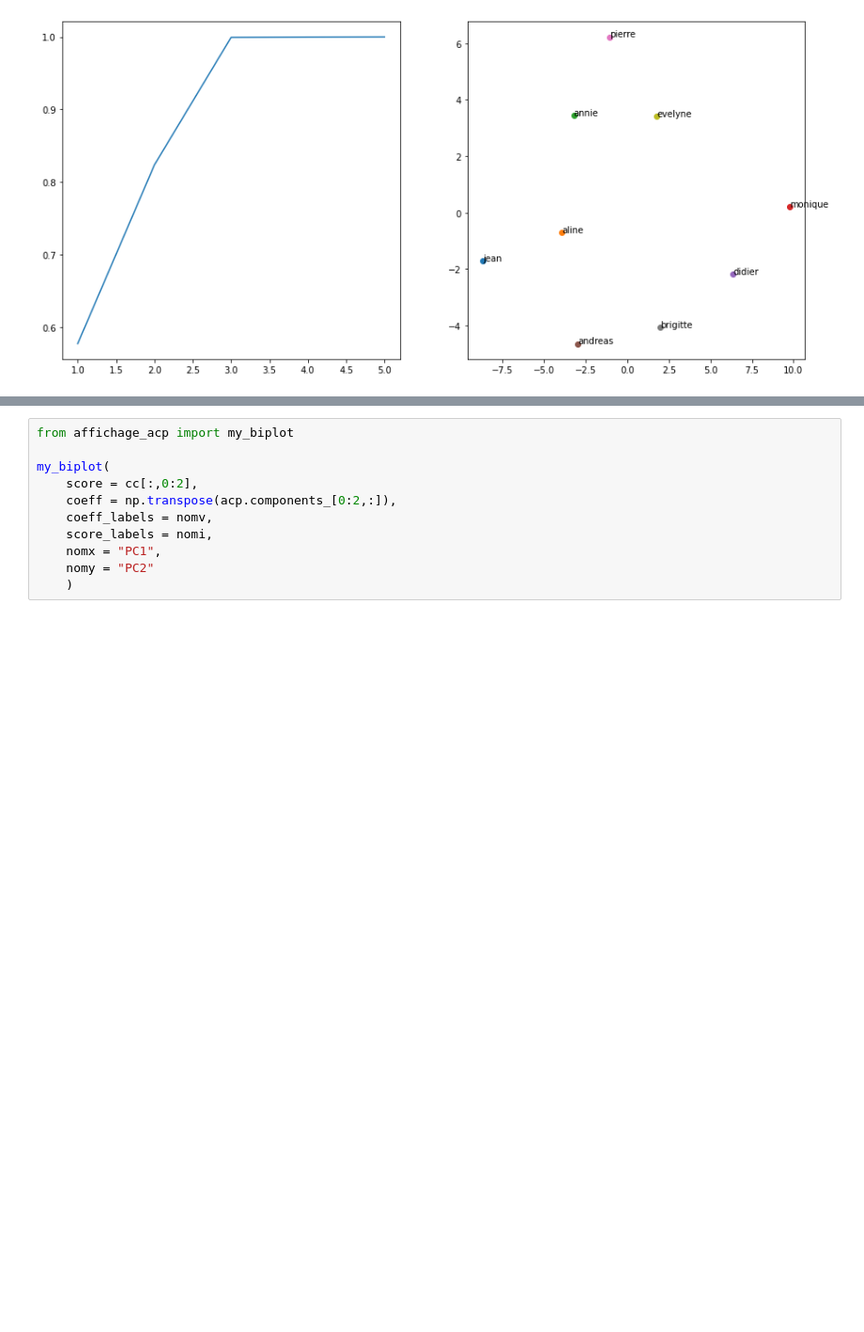
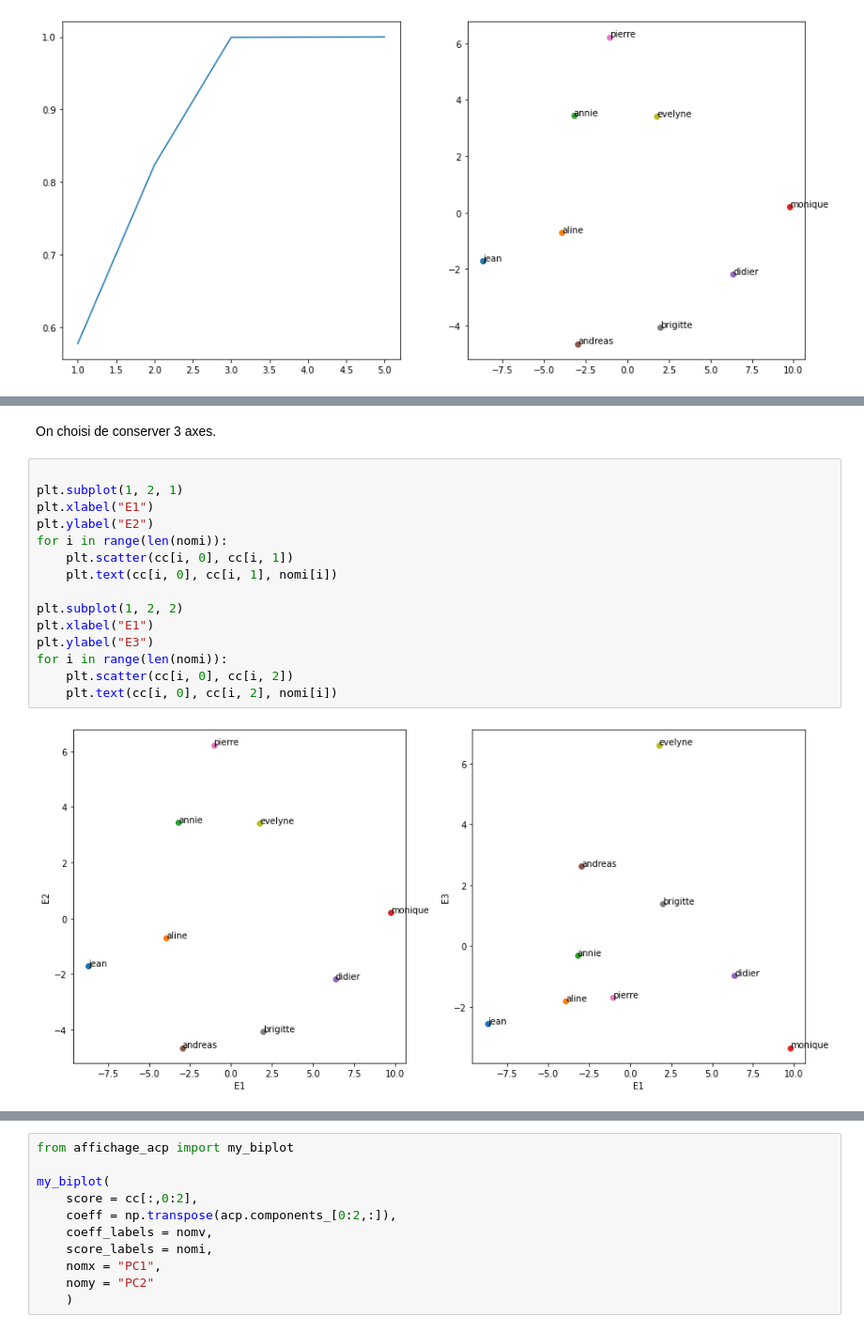
Before and after one commit to TheBoje/Projet_AD, a Jupyter notebook: src/TP2/ad_TP2_1.ipynb, the cells around one changed output, grey strips where cells are left out. Shown at 94% size. Drawn from its saved outputs; the diff is of its cells as text; blank space fills up the shorter version.

```diff
--- a/src/TP2/ad_TP2_1.ipynb
+++ b/src/TP2/ad_TP2_1.ipynb
@@ -77 +93,20 @@ for i in range(len(nomi)):
+# %% [markdown]
+On choisi de conserver 3 axes.
+# %%
+
+plt.subplot(1, 2, 1)
+plt.xlabel("E1")
+plt.ylabel("E2")
+for i in range(len(nomi)):
+    plt.scatter(cc[i, 0], cc[i, 1])
+    plt.text(cc[i, 0], cc[i, 1], nomi[i])
+
+plt.subplot(1, 2, 2)
+plt.xlabel("E1")
+plt.ylabel("E3")
+for i in range(len(nomi)):
+    plt.scatter(cc[i, 0], cc[i, 2])
+    plt.text(cc[i, 0], cc[i, 2], nomi[i])
+# %% [output]
+[figure, added]
 # %% [markdown]
```
Also changed, not shown: parts of 18 cells of this notebook.
